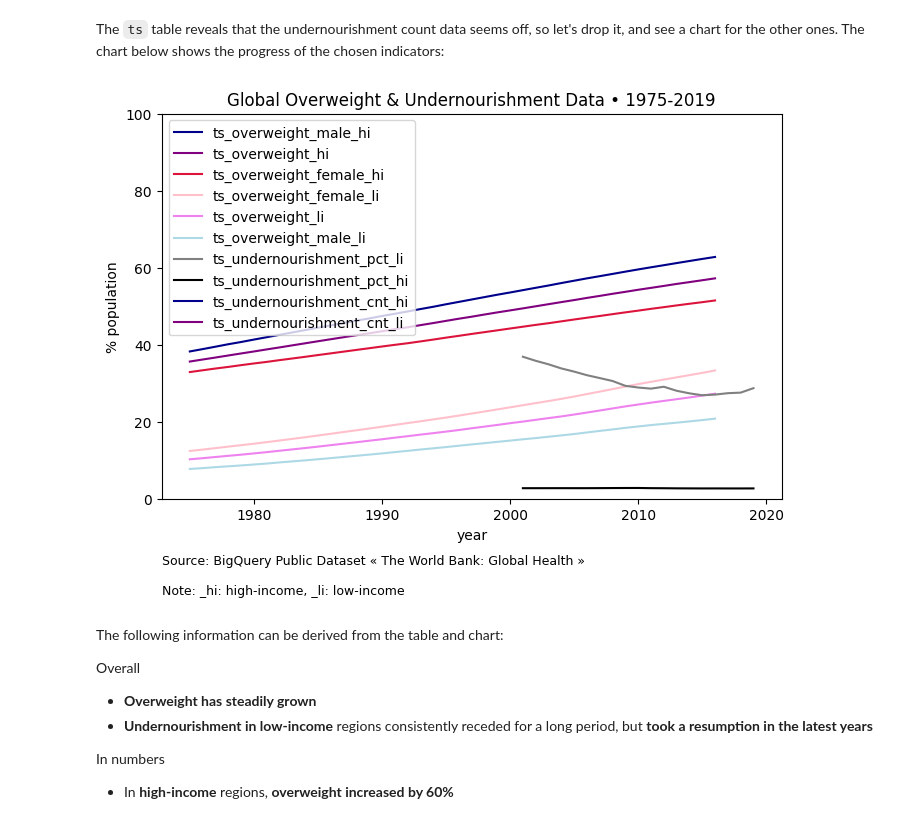
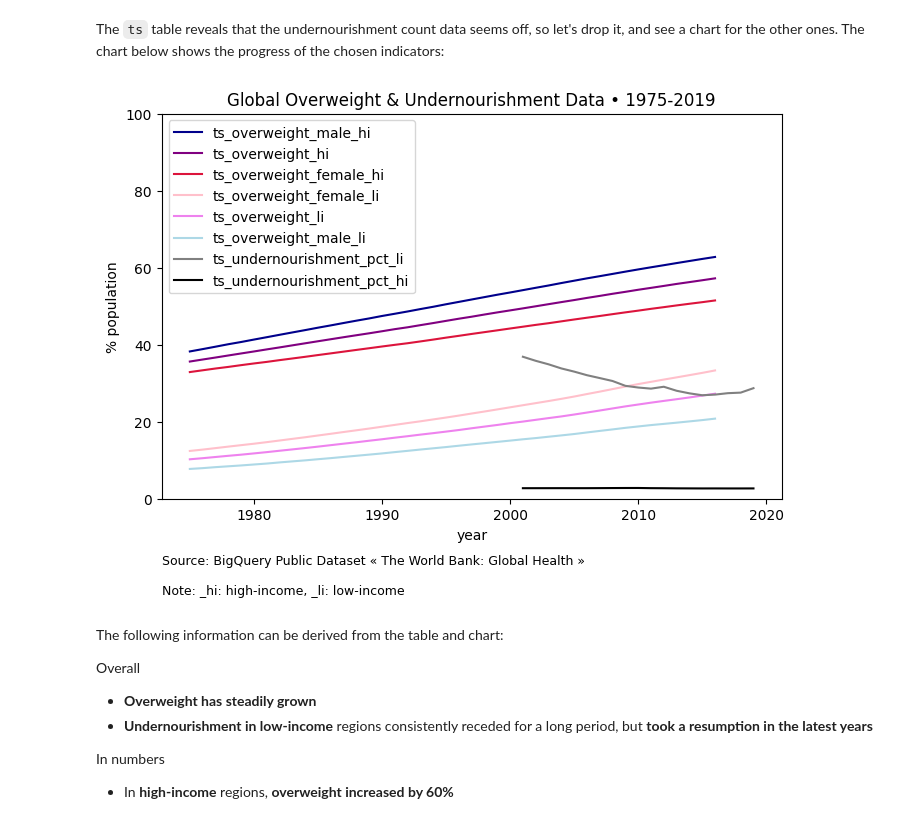
Before and after one commit to isis-santos-costa/the-world-bank-global-health, a Jupyter notebook: global-overweight-undernourishment.ipynb, the cells around one changed output. Drawn from its saved outputs; the diff is of its cells as text; code cells hidden in the pictures.

```diff
--- a/global-overweight-undernourishment.ipynb
+++ b/global-overweight-undernourishment.ipynb
@@ -386,37 +381,37 @@ ts_undernourishment = ts.iloc[-4:].sort_values(by=2001, ascending=False)
 ts = pd.concat([ts_overweight, ts_undernourishment])
 
 # Dropping the last 2 rows, undernourishment count in high-income, and low-income regions
-# ts = ts[:-2]
+ts = ts[:-2]
 
 # Importing library, drawing chart
 from matplotlib import pyplot as plt
 
 colors     = ['darkblue', 'purple', 'crimson', 'pink', 'violet', 'lightblue', 'gray', 'black' ]
 linestyles = ['-'       , '--'    , '-'      , '--'  , '-'     , '--'       , '-'   , '--'    ]
 markers    = ['+'       , '+'     , '+'      , ''    , ''      , ''         , ''    , '+'     ]
 
 ax = ts.T.plot(figsize=(8, 5), color=colors, linestyle='-', marker='')
 
 ax.set_title('Global Overweight & Undernourishment Data • 1975-2019')
 ax.set_ylabel('% population')
 ax.set_ylim(0,100)
 
 ax.annotate('Source: BigQuery Public Dataset « The World Bank: Global Health »' + '\n\n' + 'Note: _hi: high-income, _li: low-income',
             xy = (0.0, -0.2),
             xycoords='axes fraction',
             ha='left',
             va="center",
             fontsize=9)
 
 ax.legend(loc='upper left')  # ax.legend(loc='upper left', bbox_to_anchor=(1,1))
 
 plt.show()
 
 # Ref.:
 # Footnote below the chart: https://swdevnotes.com/python/2020/matplotlib_add_footnote/
 # https://sparkbyexamples.com/pandas/pandas-drop-last-n-rows-from-dataframe/
 # %% [output]
-[figure, old version]
+[figure, new version]
 # %% [markdown]
 The following information can be derived from the table and chart:
 
```
Also changed, not shown: parts of 8 cells of this notebook.
